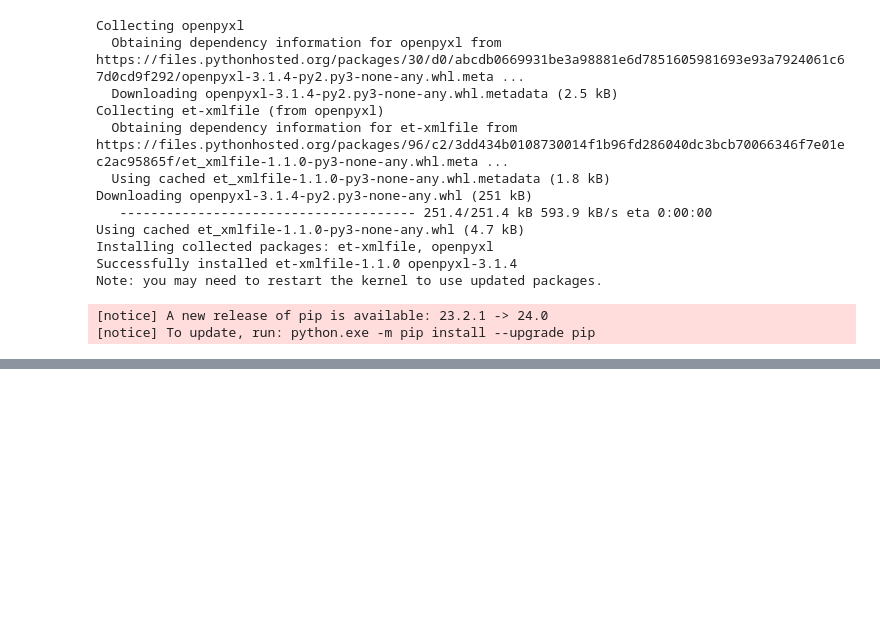
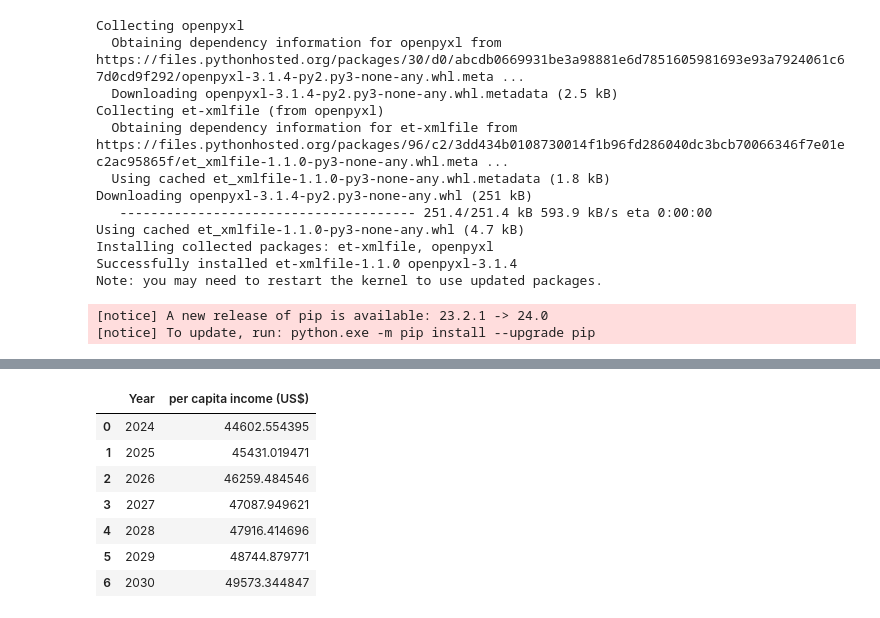
Before and after one commit to raaakibul/Machine-Learning, a Jupyter notebook: Linear-Regression/Excercise-Canada-per-capita-income/canada-per-capita.ipynb, the cells around one changed output, grey strips where cells are left out. Drawn from its saved outputs; the diff is of its cells as text; code cells hidden in the pictures; blank space fills up the shorter version.

```diff
--- a/Linear-Regression/Excercise-Canada-per-capita-income/canada-per-capita.ipynb
+++ b/Linear-Regression/Excercise-Canada-per-capita-income/canada-per-capita.ipynb
@@ -175,0 +186,3 @@ d
+# %%
+p=reg.predict(d.values)
+p
@@ -175,0 +197,13 @@ d
+# %%
+d['per capita income (US$)']=p
+# %%
+d
+# %% [output]
+|  | Year | per capita income (US$) |
+| 0 | 2024 | 44602.554395 |
+| 1 | 2025 | 45431.019471 |
+| 2 | 2026 | 46259.484546 |
+| 3 | 2027 | 47087.949621 |
+| 4 | 2028 | 47916.414696 |
+| 5 | 2029 | 48744.879771 |
+| 6 | 2030 | 49573.344847 |
```
Also changed, not shown: parts of 5 cells of this notebook, 2 other files.
